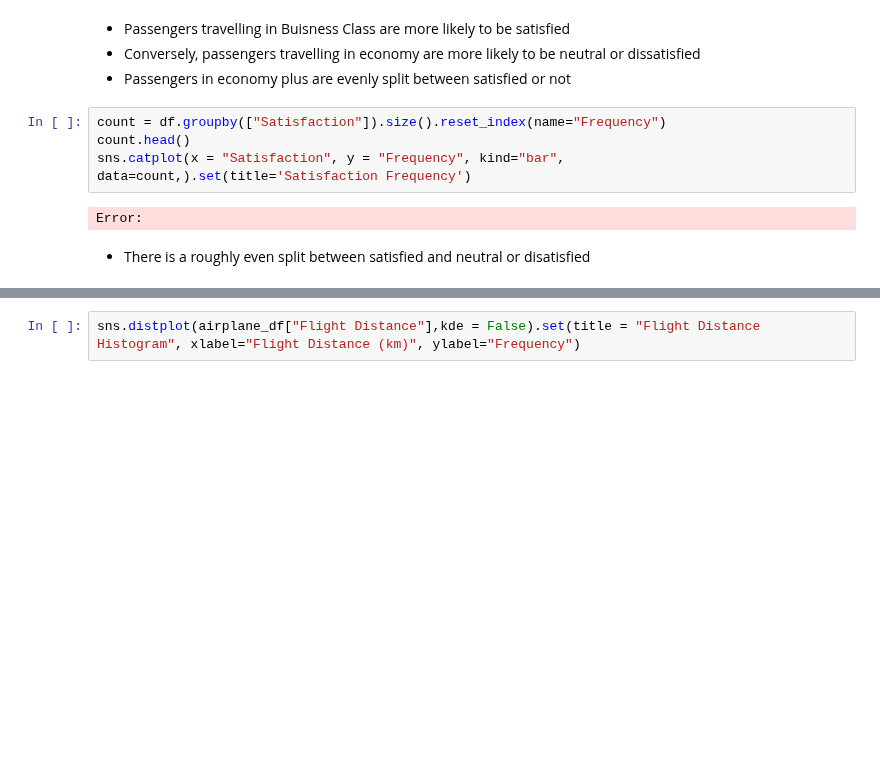
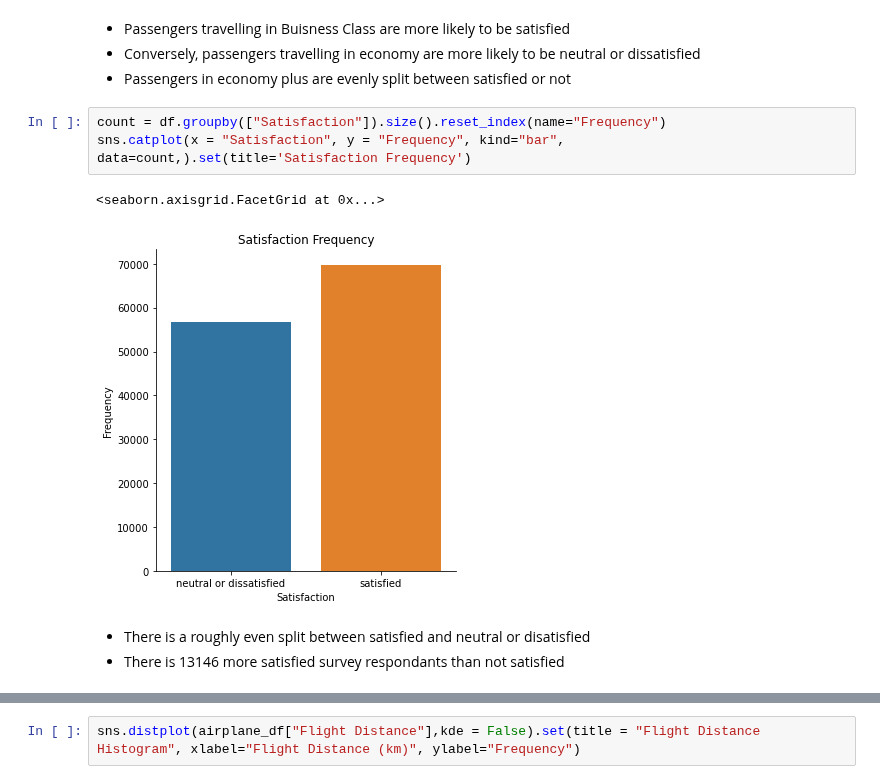
Before and after one commit to Mattjben/Passeneger-satisfaction-machine-learning, a Jupyter notebook: Phase 1_Airplane_Backup.ipynb, the cells around one changed output, grey strips where cells are left out. Cells and saved outputs as stored; diff of their text form; blank space fills up the shorter version.

Commit message:
Graph comments

```diff
--- a/Phase 1_Airplane_Backup.ipynb
+++ b/Phase 1_Airplane_Backup.ipynb
@@ -407,12 +407,13 @@ sns.catplot(x = "Satisfaction", y = "Frequency",  hue= "Class", kind="bar", data
 - Passengers in economy plus are evenly split between satisfied or not
 # %%
 count = df.groupby(["Satisfaction"]).size().reset_index(name="Frequency")
-count.head()
 sns.catplot(x = "Satisfaction", y = "Frequency", kind="bar", data=count,).set(title='Satisfaction Frequency')
 # %% [output]
-Error:
+<seaborn.axisgrid.FacetGrid at 0x...>
+[figure, added]
 # %% [markdown]
 - There is a roughly even split between satisfied and neutral or disatisfied
+- There is 13146 more satisfied survey respondants than not satisfied
 # %%
 count = df.groupby(["Type of Travel"]).size().reset_index(name="Frequency")
 sns.catplot(x = "Type of Travel", y = "Frequency", kind="bar", data=count,).set(title='Type of Travel Frequency')
```
Also changed, not shown: parts of 5 cells of this notebook.
